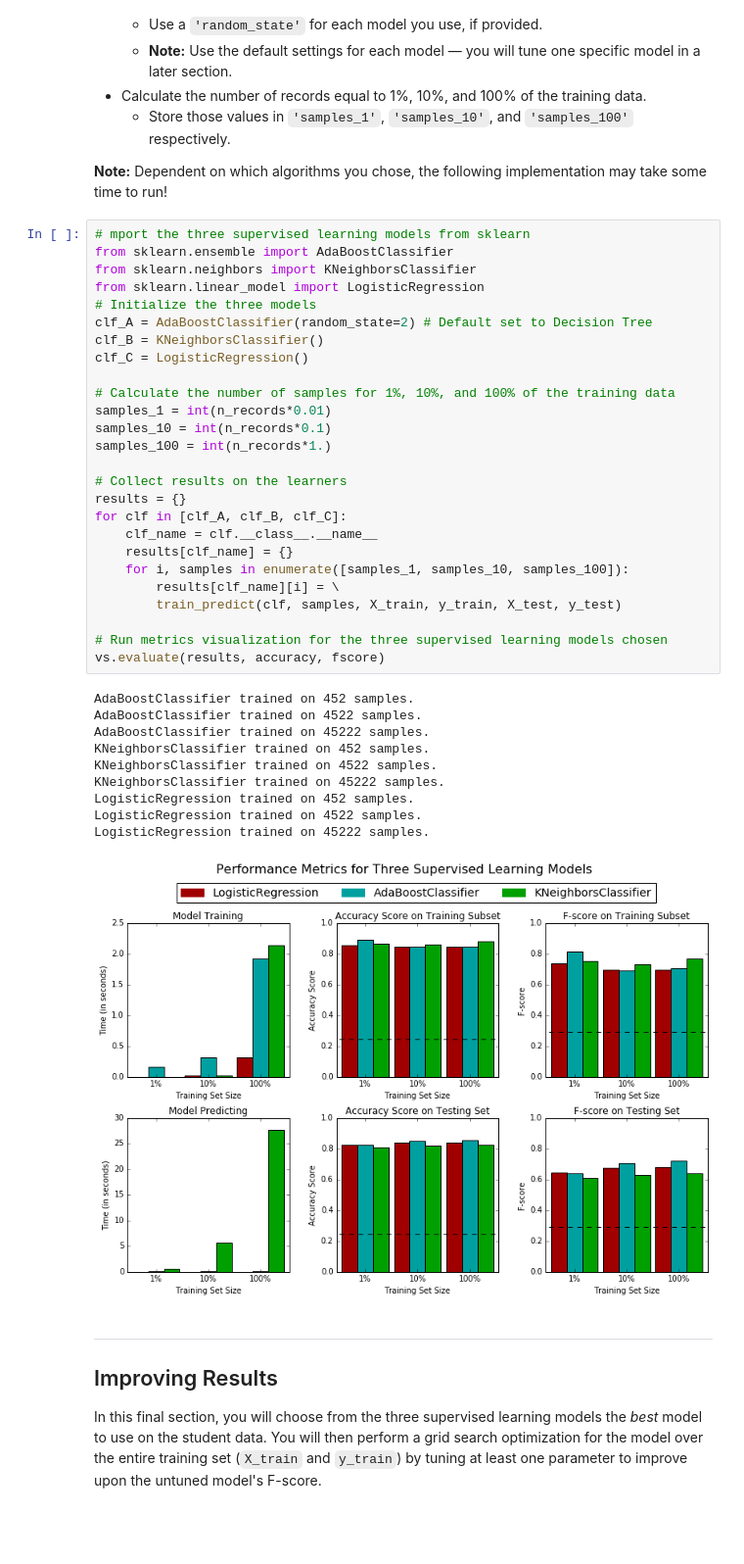
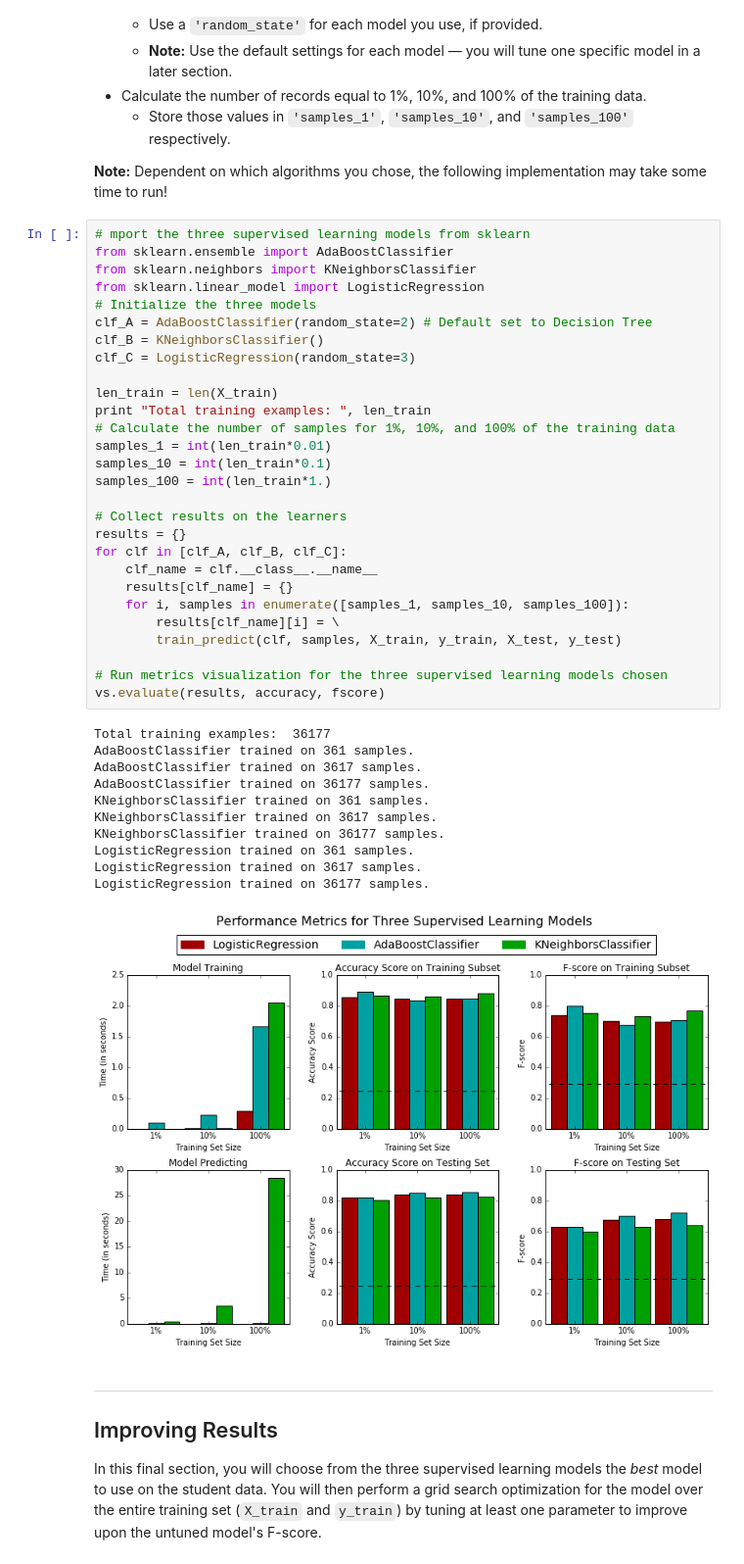
Before and after one commit to HenryMaguire/finding_donors, a Jupyter notebook: finding_donors.ipynb, the cells around one changed output. Shown: that part at 98% size. Saved outputs shown, nothing was run; the diff lists cells and outputs as text; blank space fills up the shorter version.

```diff
--- a/finding_donors.ipynb
+++ b/finding_donors.ipynb
@@ -322,40 +322,43 @@ In the code cell, you will need to implement the following:
 # %%
 # mport the three supervised learning models from sklearn
 from sklearn.ensemble import AdaBoostClassifier
 from sklearn.neighbors import KNeighborsClassifier
 from sklearn.linear_model import LogisticRegression
 # Initialize the three models
 clf_A = AdaBoostClassifier(random_state=2) # Default set to Decision Tree
 clf_B = KNeighborsClassifier()
-clf_C = LogisticRegression()
+clf_C = LogisticRegression(random_state=3)
 
+len_train = len(X_train)
+print "Total training examples: ", len_train
 # Calculate the number of samples for 1%, 10%, and 100% of the training data
-samples_1 = int(n_records*0.01)
-samples_10 = int(n_records*0.1)
-samples_100 = int(n_records*1.)
+samples_1 = int(len_train*0.01)
+samples_10 = int(len_train*0.1)
+samples_100 = int(len_train*1.)
 
 # Collect results on the learners
 results = {}
 for clf in [clf_A, clf_B, clf_C]:
     clf_name = clf.__class__.__name__
     results[clf_name] = {}
     for i, samples in enumerate([samples_1, samples_10, samples_100]):
         results[clf_name][i] = \
         train_predict(clf, samples, X_train, y_train, X_test, y_test)
 
 # Run metrics visualization for the three supervised learning models chosen
 vs.evaluate(results, accuracy, fscore)
 # %% [output]
-AdaBoostClassifier trained on 452 samples.
-AdaBoostClassifier trained on 4522 samples.
-AdaBoostClassifier trained on 45222 samples.
-KNeighborsClassifier trained on 452 samples.
-KNeighborsClassifier trained on 4522 samples.
-KNeighborsClassifier trained on 45222 samples.
-LogisticRegression trained on 452 samples.
-LogisticRegression trained on 4522 samples.
-LogisticRegression trained on 45222 samples.
+Total training examples:  36177
+AdaBoostClassifier trained on 361 samples.
+AdaBoostClassifier trained on 3617 samples.
+AdaBoostClassifier trained on 36177 samples.
+KNeighborsClassifier trained on 361 samples.
+KNeighborsClassifier trained on 3617 samples.
+KNeighborsClassifier trained on 36177 samples.
+LogisticRegression trained on 361 samples.
+LogisticRegression trained on 3617 samples.
+LogisticRegression trained on 36177 samples.
-[figure, old version]
+[figure, new version]
 # %% [markdown]
 ----
 ## Improving Results
```
Also changed, not shown: parts of 3 cells of this notebook.
